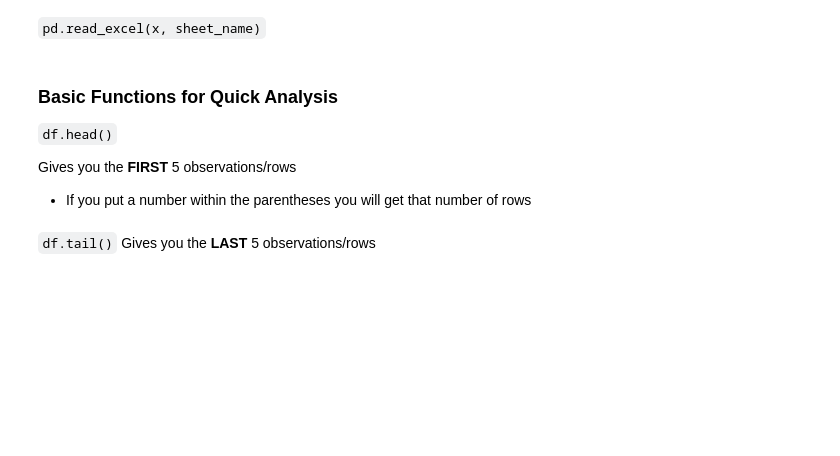
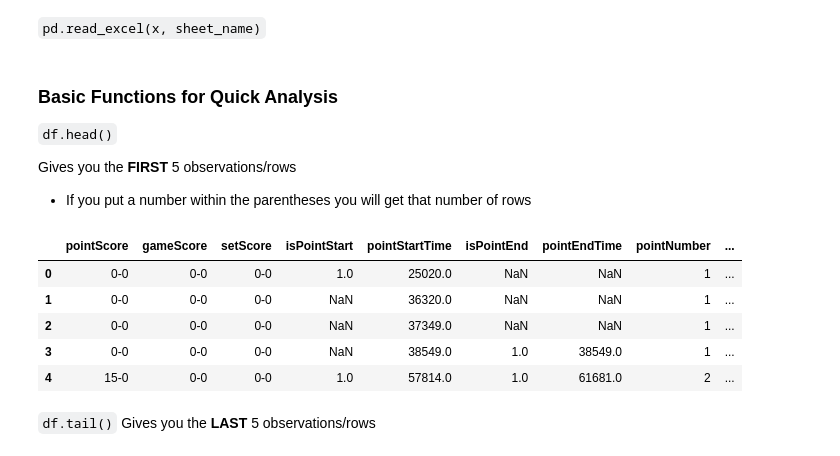
Before and after one commit to cjgimena/consulting-spring2025, a Jupyter notebook: week2.ipynb, the cells around one changed output. Drawn from its saved outputs; the diff is of its cells as text; code cells hidden in the pictures; blank space fills up the shorter version.

```diff
--- a/week2.ipynb
+++ b/week2.ipynb
@@ -43,6 +54,15 @@ shots = pd.read_csv('data/Shot_Visuals_KaylanBigun_NathanTrouve.csv')
 
 Gives you the **FIRST** 5 observations/rows
 - If you put a number within the parentheses you will get that number of rows
+# %%
+shots.head()
+# %% [output]
+|  | pointScore | gameScore | setScore | isPointStart | pointStartTime | isPointEnd | pointEndTime | pointNumber | ... |
+| 0 | 0-0 | 0-0 | 0-0 | 1.0 | 25020.0 | NaN | NaN | 1 | ... |
+| 1 | 0-0 | 0-0 | 0-0 | NaN | 36320.0 | NaN | NaN | 1 | ... |
+| 2 | 0-0 | 0-0 | 0-0 | NaN | 37349.0 | NaN | NaN | 1 | ... |
+| 3 | 0-0 | 0-0 | 0-0 | NaN | 38549.0 | 1.0 | 38549.0 | 1 | ... |
+| 4 | 15-0 | 0-0 | 0-0 | 1.0 | 57814.0 | 1.0 | 61681.0 | 2 | ... |
 # %% [markdown]
 `df.tail()`
 Gives you the **LAST** 5 observations/rows
```
Also changed, not shown: parts of 34 cells of this notebook.
